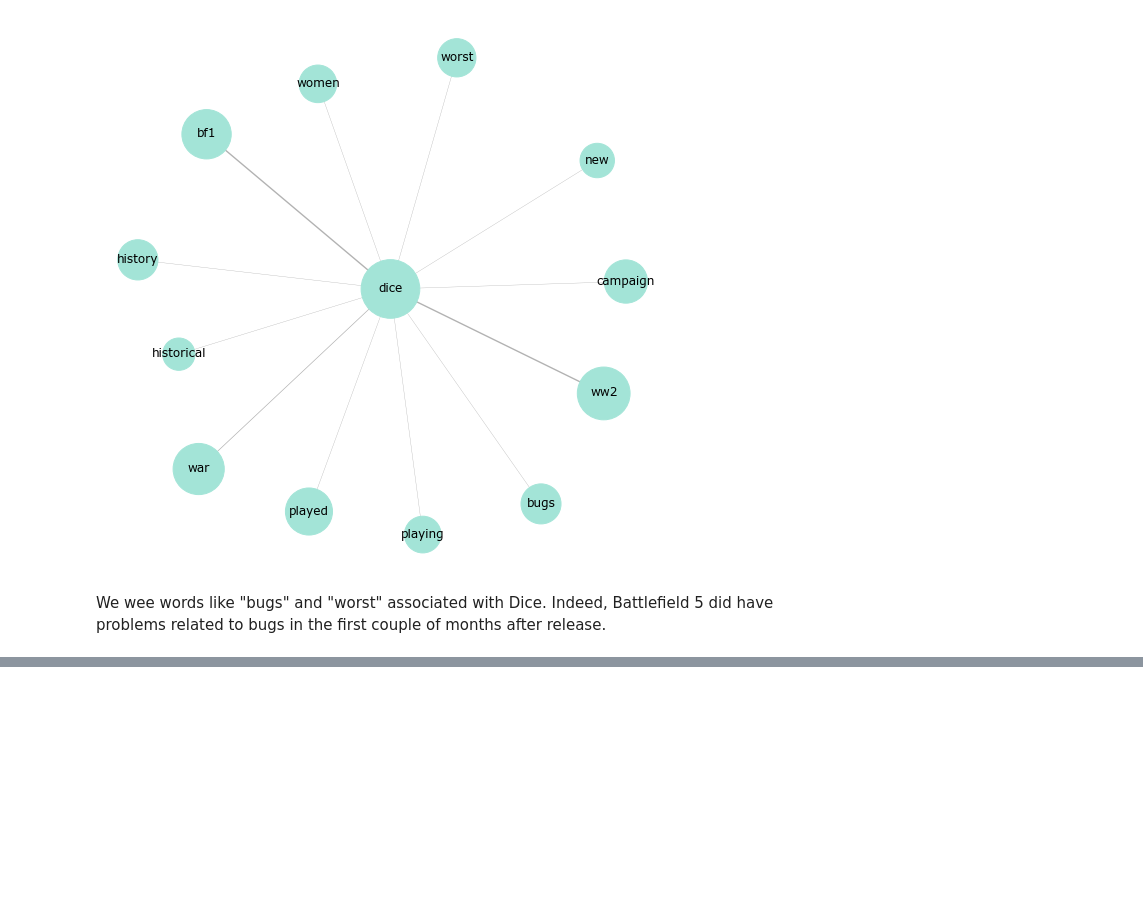
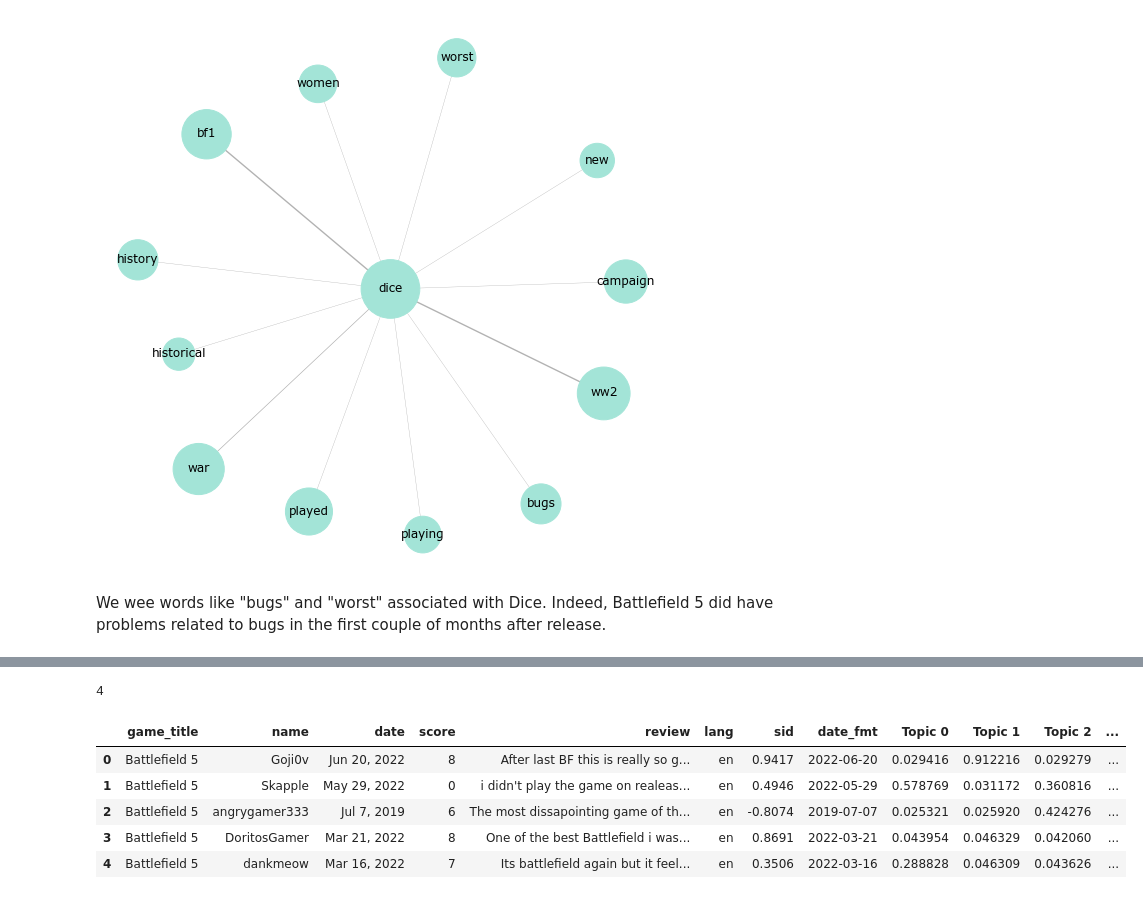
Before and after one commit to brunoochi/nlp_studies, a Jupyter notebook: PJ_Battle.ipynb, the cells around one changed output, grey strips where cells are left out. Drawn from its saved outputs; the diff is of its cells as text; code cells hidden in the pictures; blank space fills up the shorter version.

Commit message:
progress on sentiment analysis and topic model

```diff
--- a/PJ_Battle.ipynb
+++ b/PJ_Battle.ipynb
@@ -628,0 +724,8 @@ We wee words like "bugs" and "worst" associated with Dice. Indeed, Battlefield 5
+# %%
+# Topic model tries to extract groups od documents that share a particular topic in common
+# In our use case, we want to roughly check what were the discussion topics from reviewers of Battlefield 5
+
+# Let's quickly test LDA method for topic model. First, we build a document-term matrix
+from sklearn.feature_extraction.text import CountVectorizer
+cv = CountVectorizer(max_df=0.9 , min_df=5 , stop_words=nlp.Defaults.stop_words)
+dtm = cv.fit_transform(bf5_en["review"])
@@ -628,0 +740,6 @@ We wee words like "bugs" and "worst" associated with Dice. Indeed, Battlefield 5
+# %%
+# Now open an instance of the LDA algorithm and fit our document-term matrix
+# I will instruct the algorithm to find 4 topics (assumption)
+from sklearn.decomposition import LatentDirichletAllocation
+LDA = LatentDirichletAllocation(n_components = 4, random_state=5)
+LDA.fit(dtm)
@@ -628,0 +782,32 @@ We wee words like "bugs" and "worst" associated with Dice. Indeed, Battlefield 5
+# %%
+topic_results.shape[1]
+# %% [output]
+4
+# %%
+# Now let's add the topic labels to our original BF5 review dataset
+
+# Get topic labels for each document
+topic_results = LDA.transform(dtm)
+
+# Add columns for each topic probability
+colnames = []
+for colno in range(topic_results.shape[1]):
+    colname = "Topic "+str(colno)
+    colnames.append("Topic "+str(colno))
+    bf5_en[colname] = topic_results[:,colno]
+
+# Add a column that picks the highest probability and assigns the topic number
+bf5_en["Selected Topic"] = bf5_en.apply(lambda x: np.argmax(np.array([x[colnames]])), axis=1)
+
+# Add labels for the topic number
+bf5_en["Selected Topic"] = bf5_en["Selected Topic"].map({0:"History", 1:"Gameplay", 2:"Criticism", 3:"Other"})
+# %%
+# Check how table looks like now
+bf5_en.head()
+# %% [output]
+|  | game_title | name | date | score | review | lang | sid | date_fmt | Topic 0 | Topic 1 | Topic 2 | ... |
+| 0 | Battlefield 5 | Goji0v | Jun 20, 2022 | 8 | After last BF this is really so g... | en | 0.9417 | 2022-06-20 | 0.029416 | 0.912216 | 0.029279 | ... |
+| 1 | Battlefield 5 | Skapple | May 29, 2022 | 0 | i didn't play the game on realeas... | en | 0.4946 | 2022-05-29 | 0.578769 | 0.031172 | 0.360816 | ... |
+| 2 | Battlefield 5 | angrygamer333 | Jul 7, 2019 | 6 | The most dissapointing game of th... | en | -0.8074 | 2019-07-07 | 0.025321 | 0.025920 | 0.424276 | ... |
+| 3 | Battlefield 5 | DoritosGamer | Mar 21, 2022 | 8 | One of the best Battlefield i was... | en | 0.8691 | 2022-03-21 | 0.043954 | 0.046329 | 0.042060 | ... |
+| 4 | Battlefield 5 | dankmeow | Mar 16, 2022 | 7 | Its battlefield again but it feel... | en | 0.3506 | 2022-03-16 | 0.288828 | 0.046309 | 0.043626 | ... |
```
Also changed, not shown: parts of 26 cells of this notebook.
